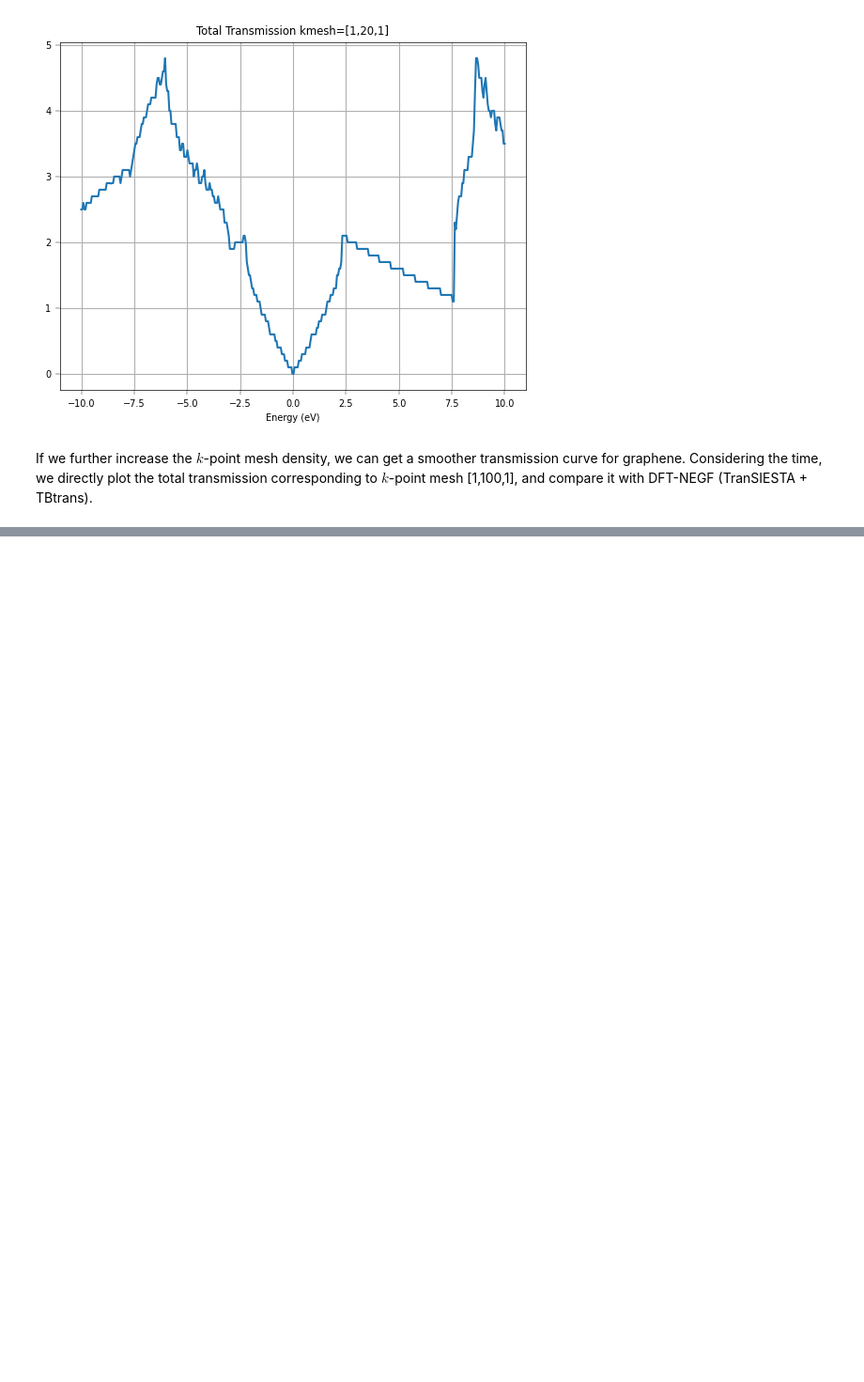
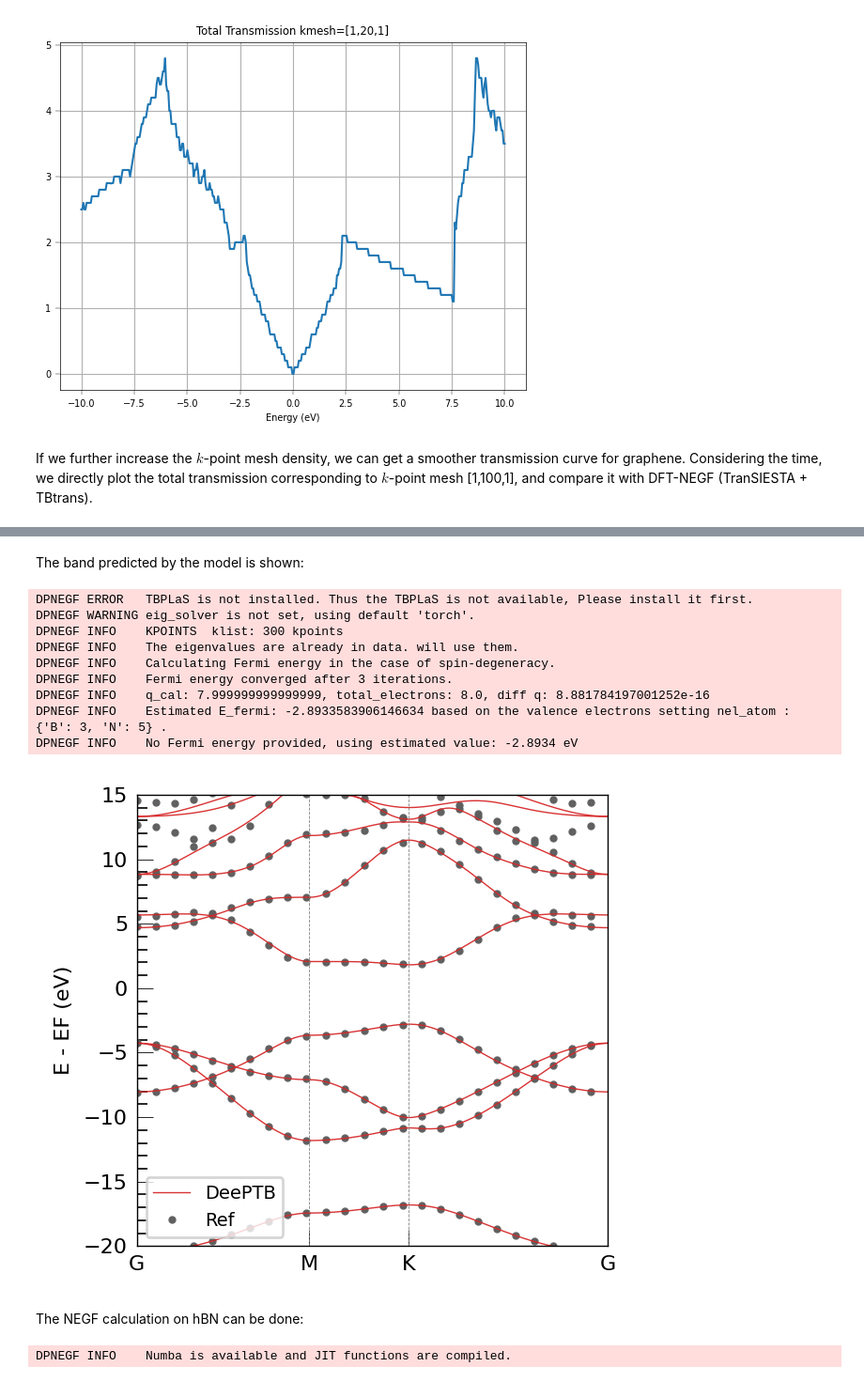
Before and after one commit to kirk0830/dpnegf, a Jupyter notebook: docs/hands_on/tutorial2_2d_mat.ipynb, the cells around one changed output, grey strips where cells are left out. Shown: that part at 94% size. Drawn from its saved outputs; the diff is of its cells as text; code cells hidden in the pictures; blank space fills up the shorter version.

```diff
--- a/docs/hands_on/tutorial2_2d_mat.ipynb
+++ b/docs/hands_on/tutorial2_2d_mat.ipynb
@@ -379,0 +435,61 @@ plt.show()
+# %% [markdown]
+The band predicted by the model is shown:
+# %%
+from dptb.postprocess.bandstructure.band import Band
+
+
+task_options = {
+        "task": "band",
+        "kline_type":"abacus",
+        "kpath":[
+                [0, 0, 0, 110],
+                [0.5, 0, 0, 62],
+                [0.3333333, 0.3333333, 0, 127],
+                [0, 0, 0, 1]
+                ],
+        "klabels":["G", "M", "K", "G"],
+        "emin":-20,
+        "emax": 15,
+        "nel_atom":{"B": 3,
+                    "N": 5},
+        "ref_band": "./train/data/kpath.0/eigenvalues.npy"
+
+       }
+
+
+
+band = Band(model, results_path)
+AtomicData_options = { "pbc": True}
+band.get_bands(data = atoms,
+               kpath_kwargs = task_options,
+               AtomicData_options = AtomicData_options)
+band.band_plot(emin = task_options['emin'],
+               emax = task_options['emax'],
+               ref_band = task_options['ref_band'],)
+# %% [output]
+DPNEGF ERROR   TBPLaS is not installed. Thus the TBPLaS is not available, Please install it first.
+DPNEGF WARNING eig_solver is not set, using default 'torch'.
+DPNEGF INFO    KPOINTS  klist: 300 kpoints
+DPNEGF INFO    The eigenvalues are already in data. will use them.
+DPNEGF INFO    Calculating Fermi energy in the case of spin-degeneracy.
+DPNEGF INFO    Fermi energy converged after 3 iterations.
+DPNEGF INFO    q_cal: 7.999999999999999, total_electrons: 8.0, diff q: 8.881784197001252e-16
+DPNEGF INFO    Estimated E_fermi: -2.8933583906146634 based on the valence electrons setting nel_atom : {'B': 3, 'N': 5} .
+DPNEGF INFO    No Fermi energy provided, using estimated value: -2.8934 eV
+[figure, added]
+# %% [markdown]
+The NEGF calculation on hBN can be done:
+# %%
+try:
+    from dpnegf.runner.NEGF import NEGF
+except ImportError as e:
+    raise ImportError("dpnegf not found. Please install firstly.") from e
+
+import json
+negf_input_file =  "negf.json"
+structure =  "stru_negf.xyz"
+
+with open(negf_input_file, "r") as f:
+    negf_json = json.load(f)
+# %% [output]
+DPNEGF INFO    Numba is available and JIT functions are compiled.
```
Also changed, not shown: parts of 32 cells of this notebook, 23 other files.
